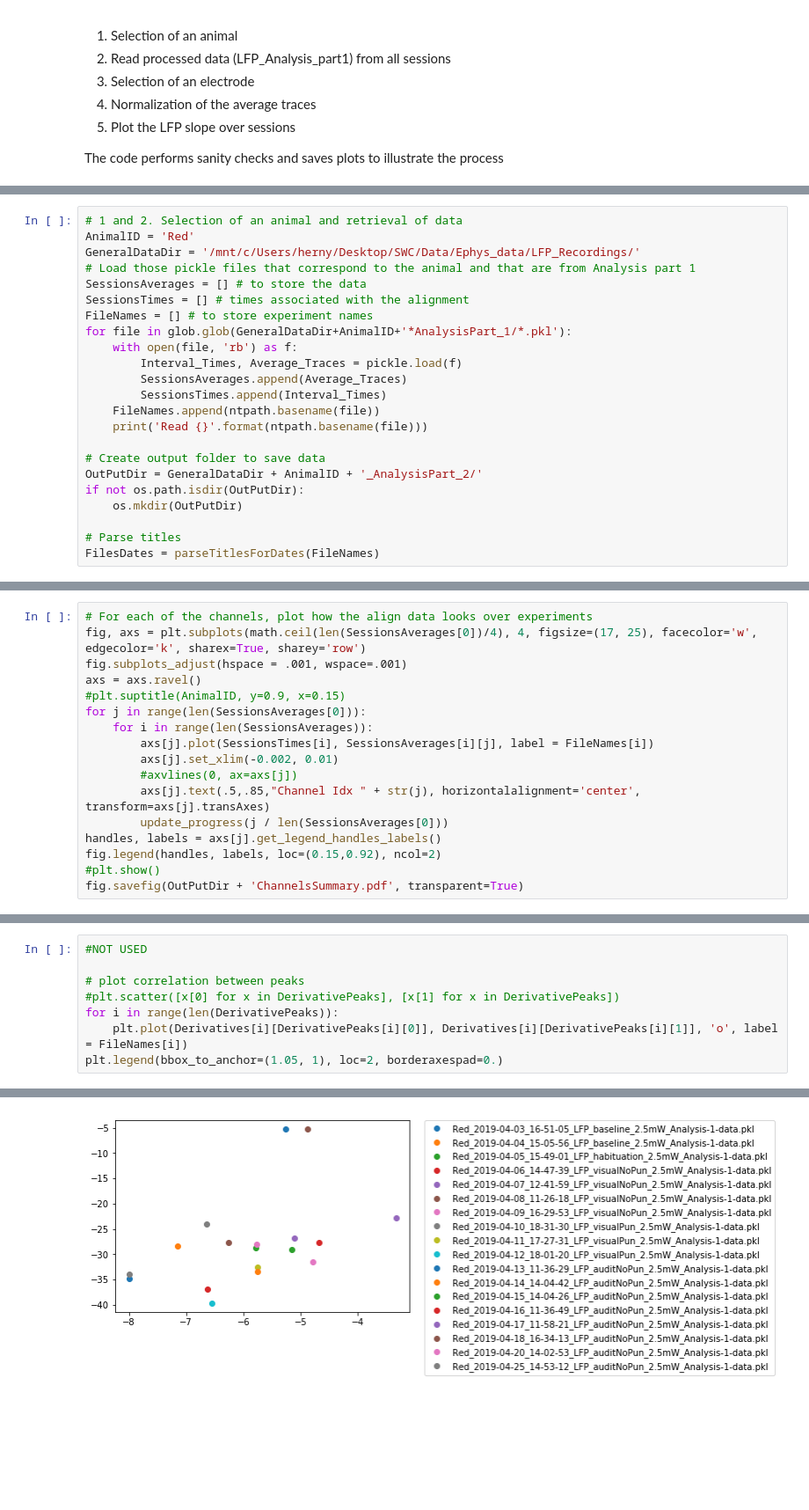
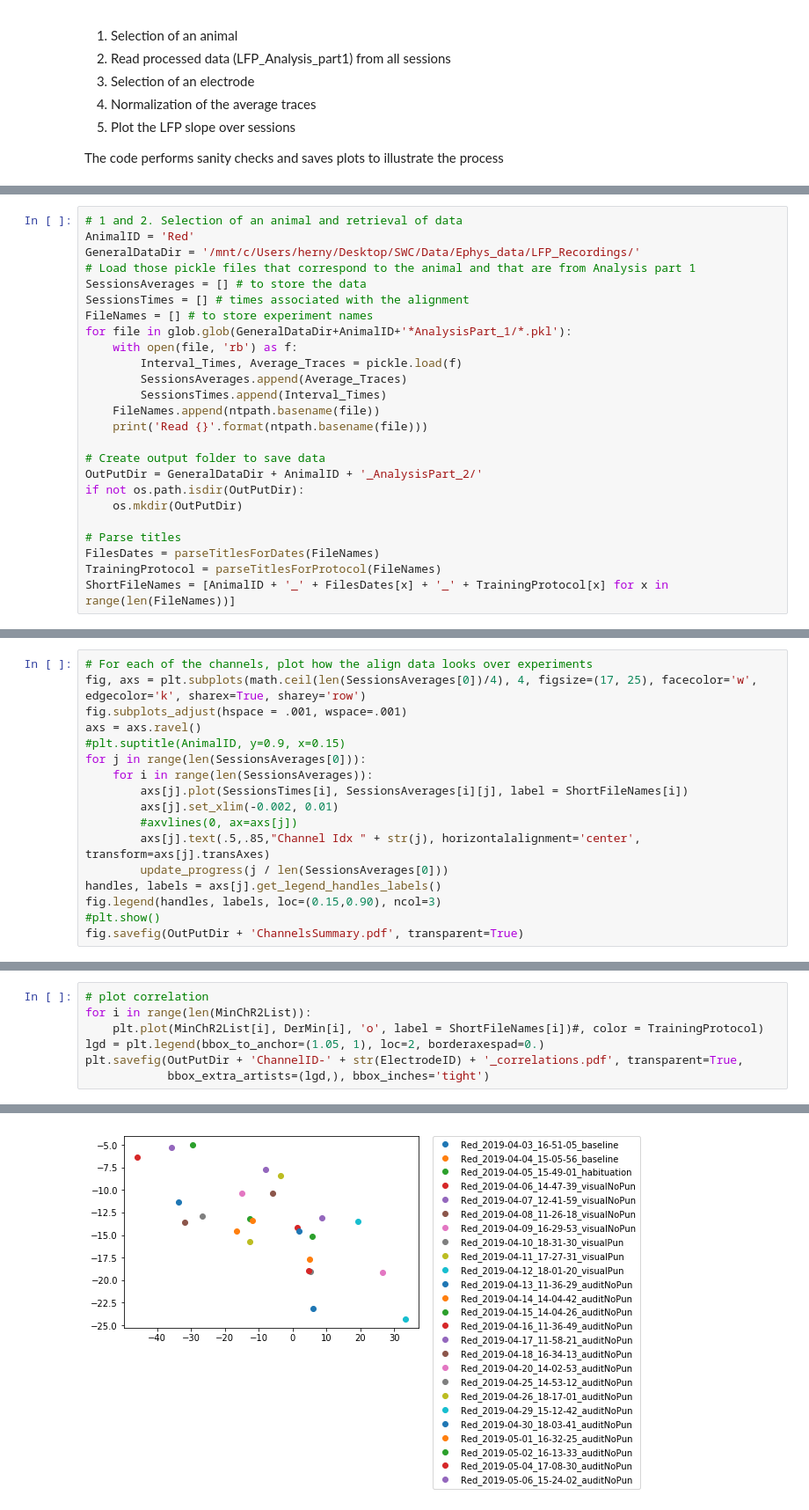
Before and after one commit to HernandoMV/OpenEphys_Analysis, a Jupyter notebook: LFP_Analysis_part2.ipynb, the cells around one changed output, grey strips where cells are left out. Shown at 88% size. Cells and saved outputs as stored; diff of their text form; blank space fills up the shorter version.

```diff
--- a/LFP_Analysis_part2.ipynb
+++ b/LFP_Analysis_part2.ipynb
@@ -48,6 +51,8 @@ if not os.path.isdir(OutPutDir):
 
 # Parse titles
 FilesDates = parseTitlesForDates(FileNames)
+TrainingProtocol = parseTitlesForProtocol(FileNames)
+ShortFileNames = [AnimalID + '_' + FilesDates[x] + '_' + TrainingProtocol[x] for x in range(len(FileNames))]
 # %% [output]
 Read Red_2019-04-03_16-51-05_LFP_baseline_2.5mW_Analysis-1-data.pkl
 Read Red_2019-04-04_15-05-56_LFP_baseline_2.5mW_Analysis-1-data.pkl
@@ -75,13 +79,13 @@ axs = axs.ravel()
 #plt.suptitle(AnimalID, y=0.9, x=0.15)
 for j in range(len(SessionsAverages[0])):
     for i in range(len(SessionsAverages)):
-        axs[j].plot(SessionsTimes[i], SessionsAverages[i][j], label = FileNames[i])
+        axs[j].plot(SessionsTimes[i], SessionsAverages[i][j], label = ShortFileNames[i])
         axs[j].set_xlim(-0.002, 0.01)
         #axvlines(0, ax=axs[j])
         axs[j].text(.5,.85,"Channel Idx " + str(j), horizontalalignment='center', transform=axs[j].transAxes)
         update_progress(j / len(SessionsAverages[0]))
 handles, labels = axs[j].get_legend_handles_labels()
-fig.legend(handles, labels, loc=(0.15,0.92), ncol=2)
+fig.legend(handles, labels, loc=(0.15,0.90), ncol=3)
 #plt.show()
 fig.savefig(OutPutDir + 'ChannelsSummary.pdf', transparent=True)
 # %% [output]
@@ -133,9 +171,8 @@ plt.show()
 # %%
-#NOT USED
-
-# plot correlation between peaks
-#plt.scatter([x[0] for x in DerivativePeaks], [x[1] for x in DerivativePeaks])
-for i in range(len(DerivativePeaks)):
-    plt.plot(Derivatives[i][DerivativePeaks[i][0]], Derivatives[i][DerivativePeaks[i][1]], 'o', label = FileNames[i])
-plt.legend(bbox_to_anchor=(1.05, 1), loc=2, borderaxespad=0.)
+# plot correlation
+for i in range(len(MinChR2List)):
+    plt.plot(MinChR2List[i], DerMin[i], 'o', label = ShortFileNames[i])#, color = TrainingProtocol)
+lgd = plt.legend(bbox_to_anchor=(1.05, 1), loc=2, borderaxespad=0.)
+plt.savefig(OutPutDir + 'ChannelID-' + str(ElectrodeID) + '_correlations.pdf', transparent=True,
+            bbox_extra_artists=(lgd,), bbox_inches='tight')
 # %% [output]
@@ -143 +179 @@ plt.legend(bbox_to_anchor=(1.05, 1), loc=2, borderaxespad=0.)
-[figure, old version]
+[figure, new version]
```
Also changed, not shown: parts of 14 cells of this notebook, 3 other files.
